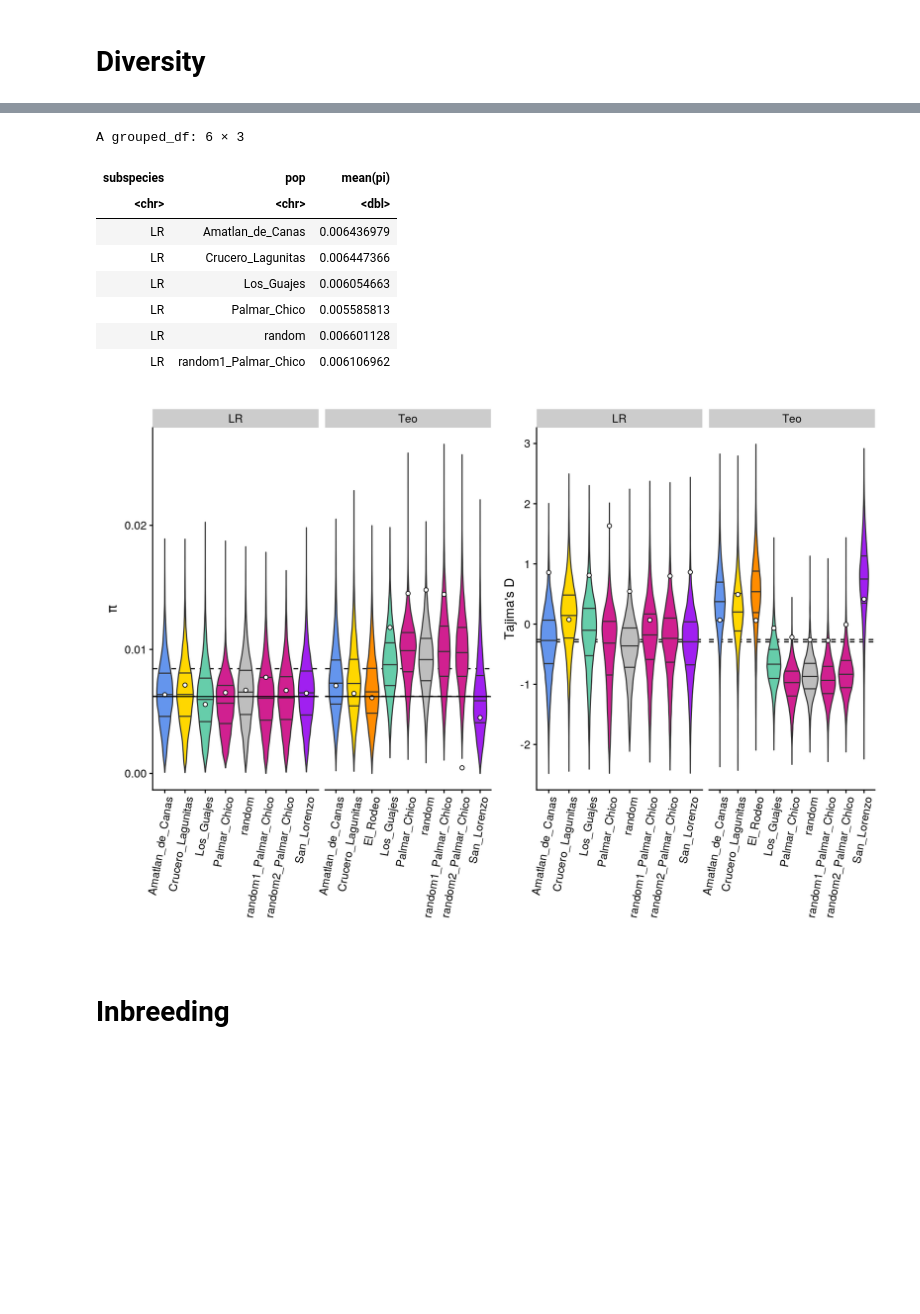
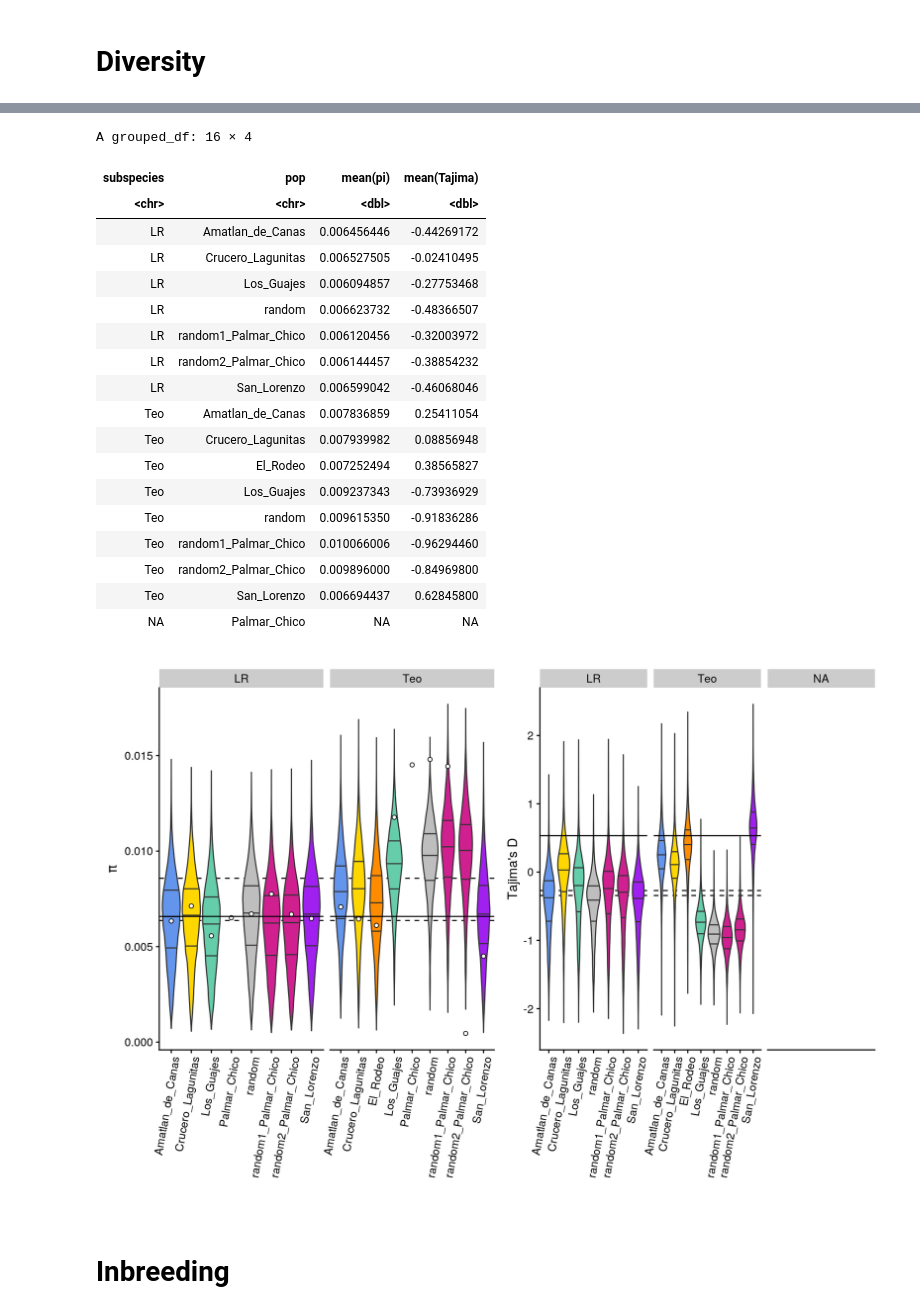
Before and after one commit to silastittes/parv_local, a Jupyter notebook: notebooks/popgen_stats.ipynb, the cells around one changed output, grey strips where cells are left out. Drawn from its saved outputs; the diff is of its cells as text; code cells hidden in the pictures; blank space fills up the shorter version.

```diff
--- a/notebooks/popgen_stats.ipynb
+++ b/notebooks/popgen_stats.ipynb
@@ -133,6 +133,7 @@ A tibble: 6 × 19
 # %%
 piplot <-
 pi_df %>%
+drop_na() %>%
 ggplot(aes(x = pop, y = pi, fill = color)) +
     geom_hline(yintercept = mean(filter(pi_df, subspecies == "LR")$pi), lty = 2) +
     geom_hline(yintercept = mean(filter(pi_df, subspecies == "Teo")$pi), lty = 2) +
@@ -143,7 +144,7 @@ ggplot(aes(x = pop, y = pi, fill = color)) +
     scale_fill_identity() +
     theme(axis.text.x=element_text(angle = 80, hjust = 1)) +
     ylab(expression(pi)) +
-    geom_hline(yintercept = 0.0062) +
+    geom_hline(yintercept = 0.00658) +
     xlab("")
 
 tdplot <-
@@ -153,10 +154,11 @@ ggplot(aes(x = pop, y = Tajima, fill = color)) +
     geom_hline(yintercept = mean(filter(pi_df, subspecies == "Teo")$Tajima), lty = 2) +
     #geom_boxplot(outlier.shape = NA) +
     geom_violin(draw_quantiles = c(0.25, 0.5, 0.75)) +
-    geom_point(data = msstats, aes(pop, Tajima), inherit.aes = FALSE, shape = 21, bg = "white") +
+    #geom_point(data = msstats, aes(pop, Tajima), inherit.aes = FALSE, shape = 21, bg = "white") +
     facet_wrap(~subspecies, scales = "free_x") +
     scale_fill_identity() +
     theme(axis.text.x=element_text(angle = 80, hjust = 1)) +
+    geom_hline(yintercept = 0.533) +
     ylab("Tajima's D") +
     xlab("")
 
@@ -165,6 +167,5 @@ piplot + tdplot
 
 pi_df %>%
     group_by(subspecies, pop) %>%
-    summarise(mean(pi)) %>%
-    head()
+    summarise(mean(pi), mean(Tajima))
 # %% [output]
@@ -175,14 +174,24 @@ Warning message in regularize.values(x, y, ties, missing(ties)):
 `summarise()` regrouping output by 'subspecies' (override with `.groups` argument)
-A grouped_df: 6 × 3
+A grouped_df: 16 × 4
-| subspecies | pop | mean(pi) |
-| <chr> | <chr> | <dbl> |
-| LR | Amatlan_de_Canas | 0.006436979 |
-| LR | Crucero_Lagunitas | 0.006447366 |
-| LR | Los_Guajes | 0.006054663 |
-| LR | Palmar_Chico | 0.005585813 |
-| LR | random | 0.006601128 |
-| LR | random1_Palmar_Chico | 0.006106962 |
+| subspecies | pop | mean(pi) | mean(Tajima) |
+| <chr> | <chr> | <dbl> | <dbl> |
+| LR | Amatlan_de_Canas | 0.006456446 | -0.44269172 |
+| LR | Crucero_Lagunitas | 0.006527505 | -0.02410495 |
+| LR | Los_Guajes | 0.006094857 | -0.27753468 |
+| LR | random | 0.006623732 | -0.48366507 |
+| LR | random1_Palmar_Chico | 0.006120456 | -0.32003972 |
+| LR | random2_Palmar_Chico | 0.006144457 | -0.38854232 |
+| LR | San_Lorenzo | 0.006599042 | -0.46068046 |
+| Teo | Amatlan_de_Canas | 0.007836859 | 0.25411054 |
+| Teo | Crucero_Lagunitas | 0.007939982 | 0.08856948 |
+| Teo | El_Rodeo | 0.007252494 | 0.38565827 |
+| Teo | Los_Guajes | 0.009237343 | -0.73936929 |
+| Teo | random | 0.009615350 | -0.91836286 |
+| Teo | random1_Palmar_Chico | 0.010066006 | -0.96294460 |
+| Teo | random2_Palmar_Chico | 0.009896000 | -0.84969800 |
+| Teo | San_Lorenzo | 0.006694437 | 0.62845800 |
+| NA | Palmar_Chico | NA | NA |
-[figure, old version]
+[figure, new version]
 # %% [markdown]
 # Inbreeding
 # %%
```
Also changed, not shown: parts of 3 cells of this notebook, 6 other files.
